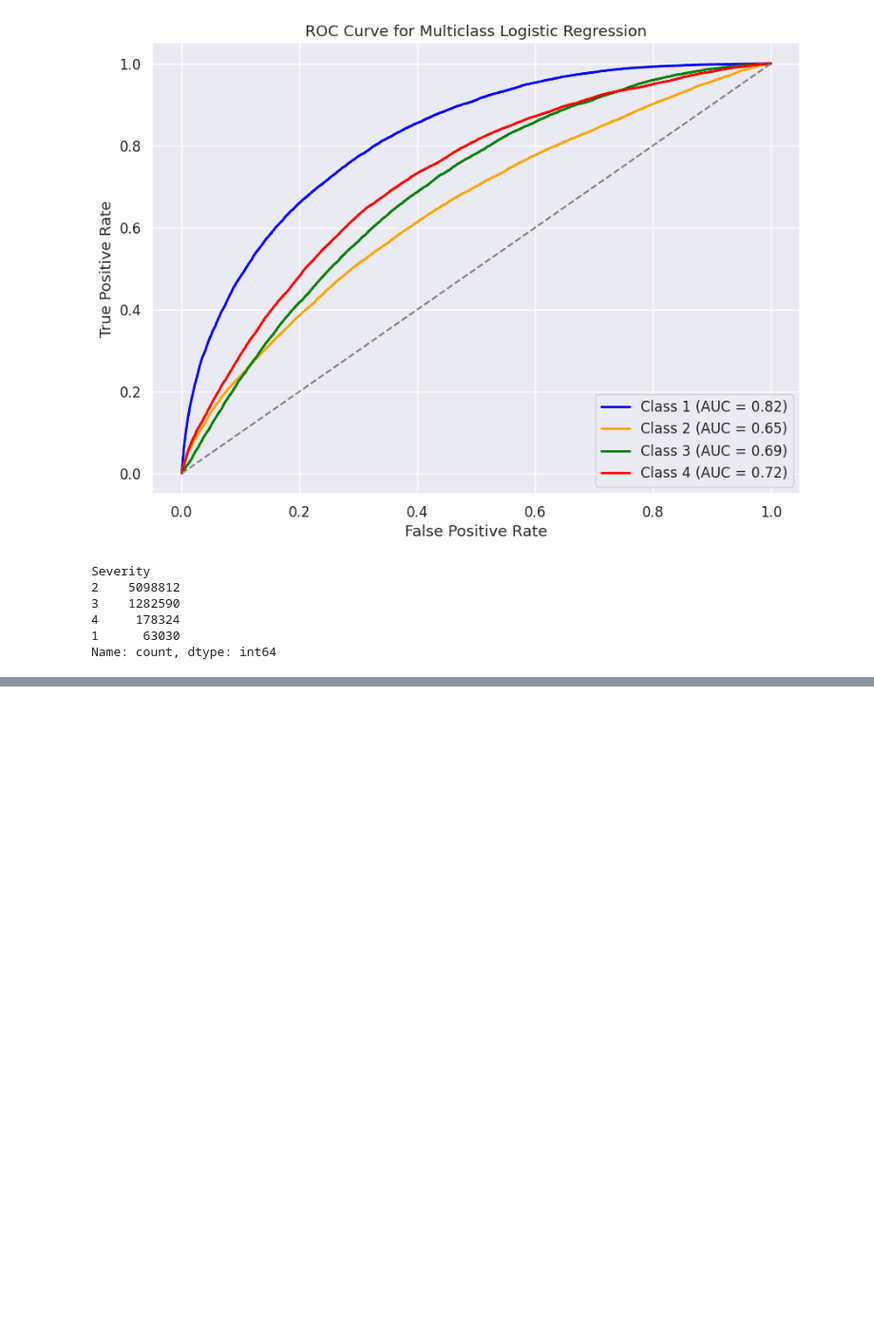
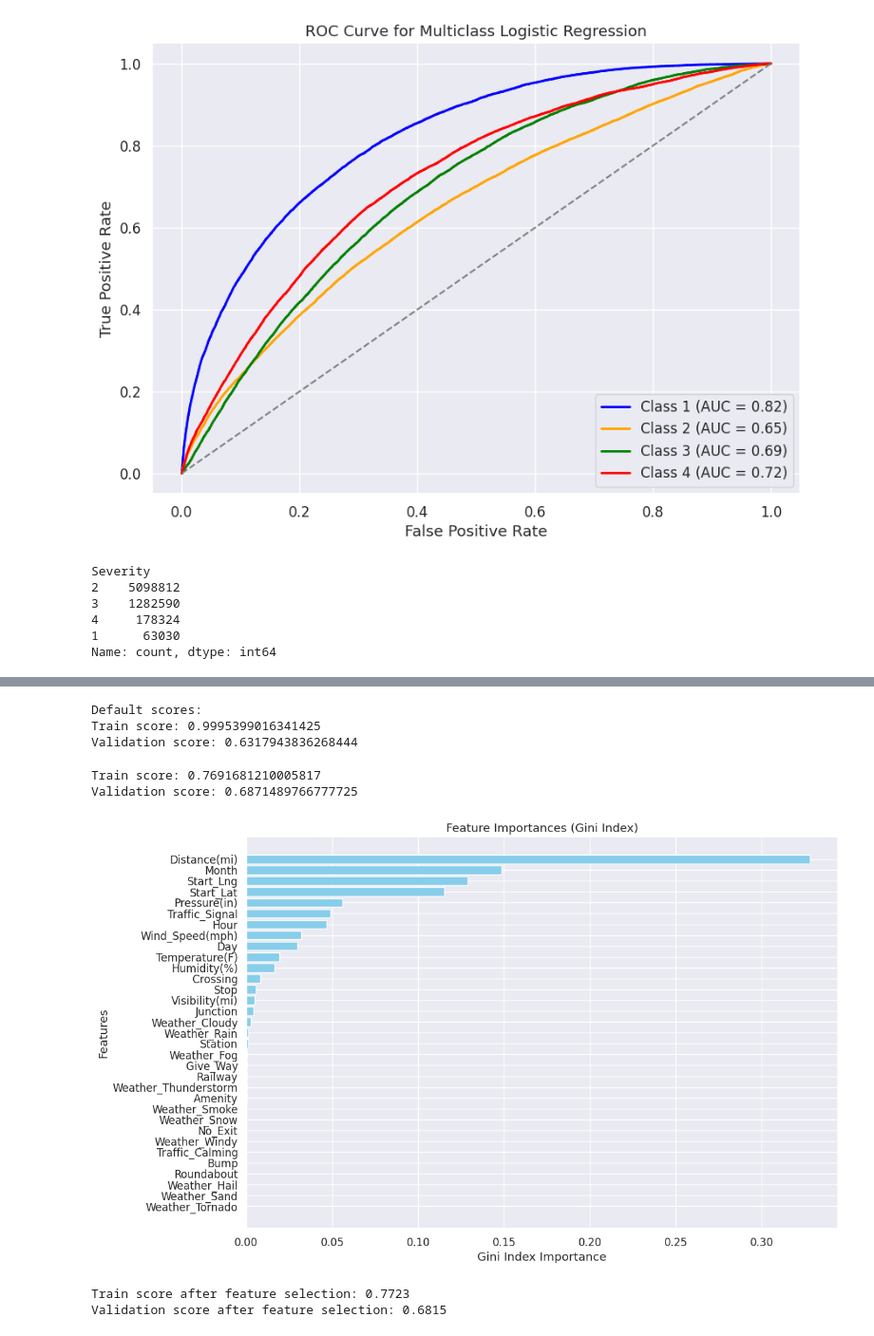
Before and after one commit to burakbasher/team12-Accident-Probability, a Jupyter notebook: data-preprocess/severity-prediction.ipynb, the cells around one changed output, grey strips where cells are left out. Shown at 95% size. Drawn from its saved outputs; the diff is of its cells as text; code cells hidden in the pictures; blank space fills up the shorter version.

Commit message:
wip
Decision Tree model updated

```diff
--- a/data-preprocess/severity-prediction.ipynb
+++ b/data-preprocess/severity-prediction.ipynb
@@ -1212,0 +1213,8 @@ Name: count, dtype: int64
+# %%
+sample = df_sample
+y = sample["Severity"]
+X = sample.drop("Severity", axis=1)
+
+X_train, X_validate, y_train, y_validate = train_test_split(X, y, random_state=42)
+print(X_train.shape, y_train.shape)
+print(X_validate.shape, y_validate.shape)
@@ -1212,0 +1224,10 @@ Name: count, dtype: int64
+# %%
+dtc = DecisionTreeClassifier(random_state=42)
+parameters = [{"criterion": ["gini", "entropy"], "max_depth": [5, 10, 15, 30]}]
+grid = GridSearchCV(dtc, parameters, verbose=5)
+grid.fit(X_train, y_train)
+
+print("Best parameters scores:")
+print(grid.best_params_)
+print("Train score:", grid.score(X_train, y_train))
+print("Validation score:", grid.score(X_validate, y_validate))
@@ -1212,0 +1252,59 @@ Name: count, dtype: int64
+# %%
+print("Default scores:")
+dtc.fit(X_train, y_train)
+print("Train score:", dtc.score(X_train, y_train))
+print("Validation score:", dtc.score(X_validate, y_validate))
+# %% [output]
+Default scores:
+Train score: 0.9995399016341425
+Validation score: 0.6317943836268444
+# %%
+best_dtc = DecisionTreeClassifier(criterion="gini", max_depth=15, random_state=42)
+best_dtc.fit(X_train, y_train)
+print("Train score:", best_dtc.score(X_train, y_train))
+print("Validation score:", best_dtc.score(X_validate, y_validate))
+
+feature_importance = best_dtc.feature_importances_
+features = X_train.columns
+
+gini_importance_df = pd.DataFrame({"Feature": features, "Gini Importance": feature_importance})
+gini_importance_df = gini_importance_df.sort_values(by="Gini Importance", ascending=False)
+
+# Plot Gini Index
+plt.figure(figsize=(12, 8))
+plt.barh(gini_importance_df["Feature"], gini_importance_df["Gini Importance"], color="skyblue")
+plt.xlabel("Gini Index Importance")
+plt.ylabel("Features")
+plt.title("Feature Importances (Gini Index)")
+plt.gca().invert_yaxis()
+plt.show()
+# %% [output]
+Train score: 0.7691681210005817
+Validation score: 0.6871489766777725
+[figure, added]
+# %%
+# Define a threshold for Gini Importance
+threshold = 0.01
+
+# Filter features with importance above the threshold
+selected_features = gini_importance_df[gini_importance_df["Gini Importance"] > threshold]["Feature"].values
+
+# Ensure consistent feature order between train and validation sets
+X_train_selected = X_train[selected_features].copy()
+X_validate_selected = X_validate[selected_features].copy()
+
+# Retrain the Decision Tree with reduced features
+best_dtc_reduced = DecisionTreeClassifier(criterion="gini", max_depth=15, random_state=42)
+best_dtc_reduced.fit(X_train_selected, y_train)
+
+# Evaluate the updated model
+y_pred = best_dtc_reduced.predict(X_validate_selected)
+
+train_score = best_dtc_reduced.score(X_train_selected, y_train)
+validate_score = best_dtc_reduced.score(X_validate_selected, y_validate)
+
+print(f"Train score after feature selection: {train_score:.4f}")
+print(f"Validation score after feature selection: {validate_score:.4f}")
+# %% [output]
+Train score after feature selection: 0.7723
+Validation score after feature selection: 0.6815
```
Also changed, not shown: parts of 11 cells of this notebook.
